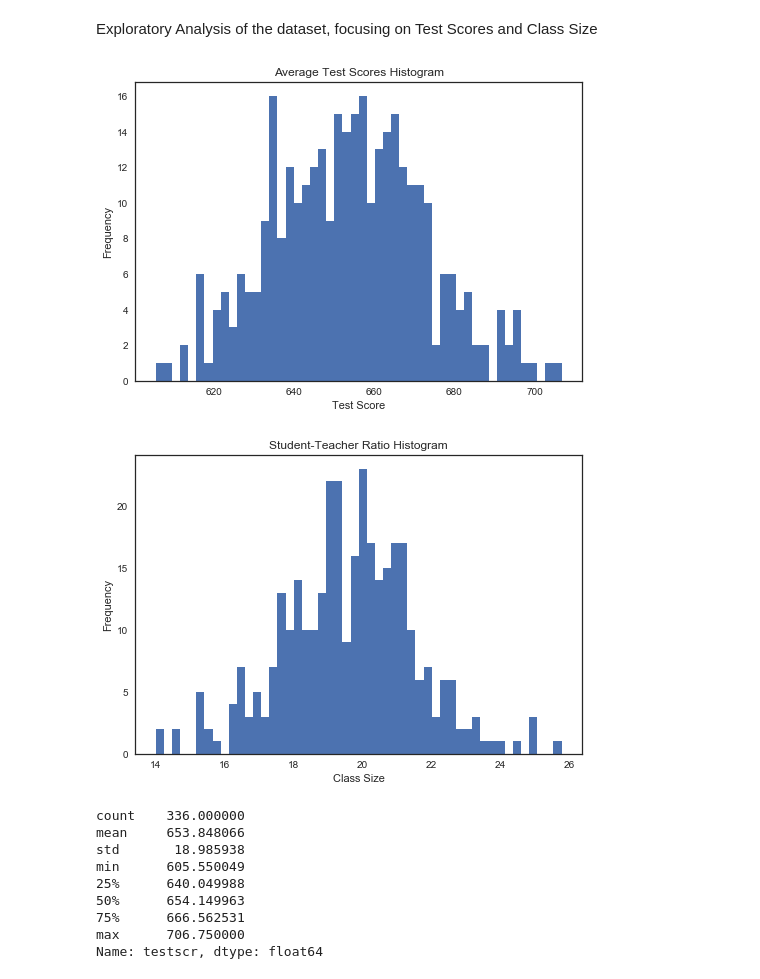
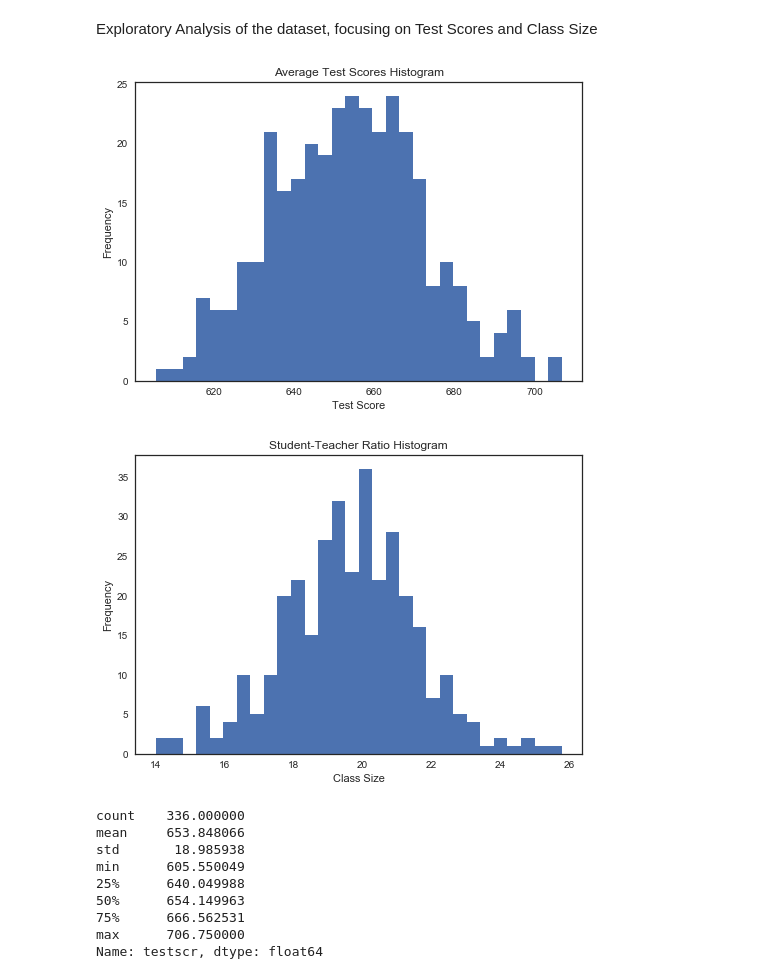
Before and after one commit to SarahDixon/QBUS2810-Group-Assignment, a Jupyter notebook: Task+1.ipynb, the cells around one changed output. Drawn from its saved outputs; the diff is of its cells as text; code cells hidden in the pictures.

```diff
--- a/Task+1.ipynb
+++ b/Task+1.ipynb
@@ -33,22 +33,22 @@ train.shape
 Exploratory Analysis of the dataset, focusing on Test Scores and Class Size
 # %%
 # histogram of average math and reading scores
-plt.hist(train['testscr'], bins=50)
+plt.hist(train['testscr'], bins=30)
 plt.title("Average Test Scores Histogram")
 plt.xlabel("Test Score")
 plt.ylabel("Frequency")
 plt.show()
 # %% [output]
-[figure, old version]
+[figure, new version]
 # %%
 # histogram of student-teacher ratio
-plt.hist(train['str'], bins=50)
+plt.hist(train['str'], bins=30)
 plt.title("Student-Teacher Ratio Histogram")
 plt.xlabel("Class Size")
 plt.ylabel("Frequency")
 plt.show()
 # %% [output]
-[figure, old version]
+[figure, new version]
 # %%
 train['testscr'].describe()
 # %% [output]
```
Also changed, not shown: parts of 2 cells of this notebook.
